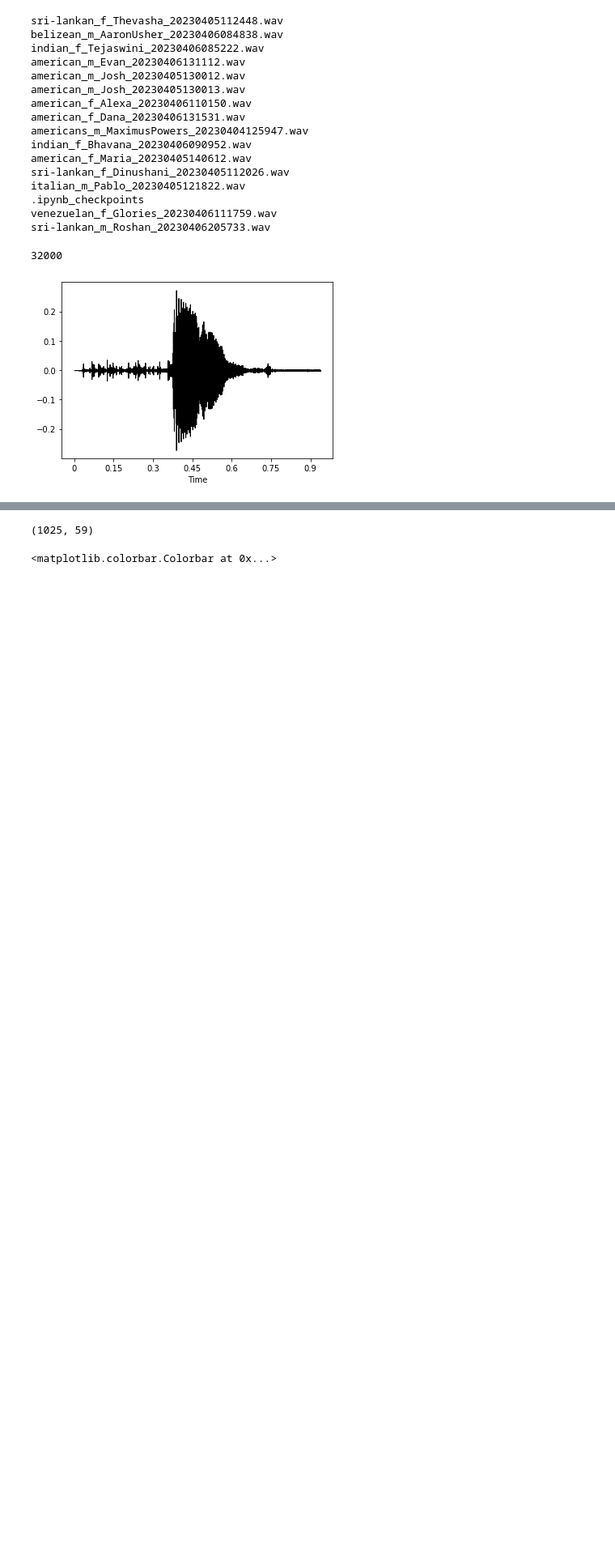
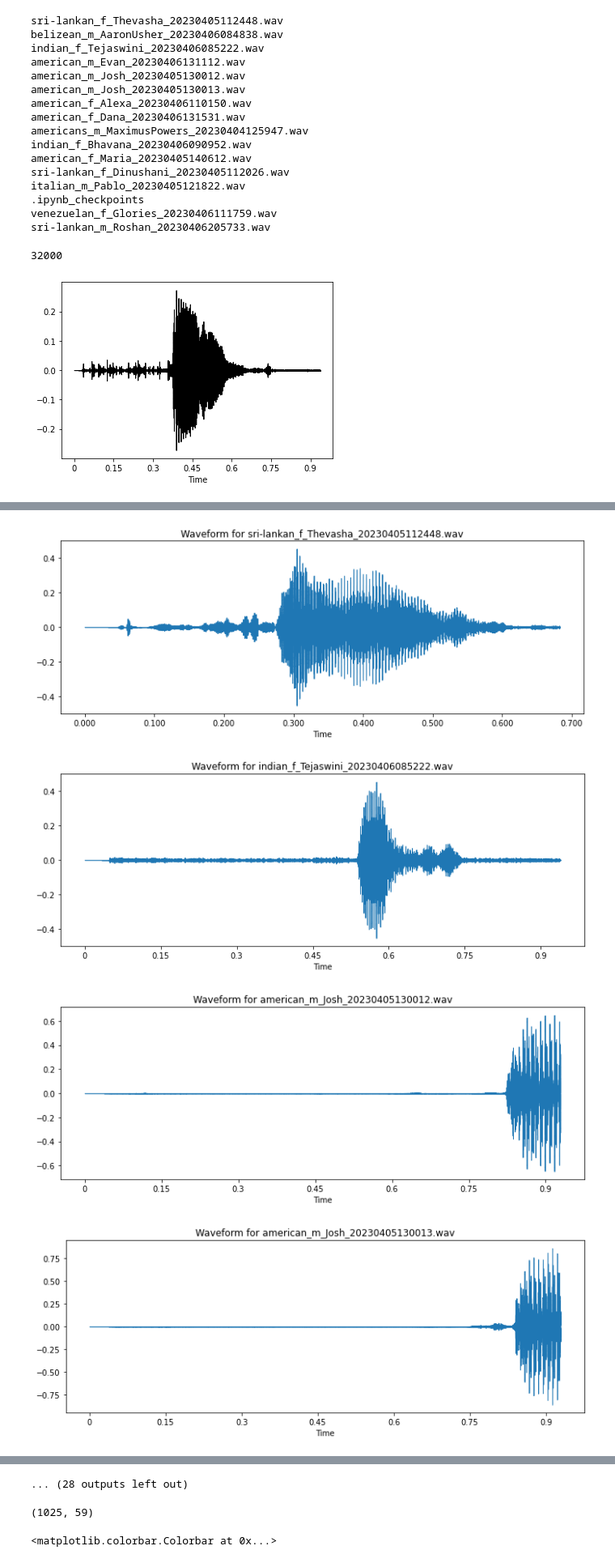
Before and after one commit to KSiva199/Final-Project-Audio, a Jupyter notebook: practice.ipynb, the cells around one changed output, grey strips where cells are left out. Shown at 81% size. Cells and saved outputs as stored; diff of their text form; code cells hidden in the pictures; blank space fills up the shorter version.

```diff
--- a/practice.ipynb
+++ b/practice.ipynb
@@ -106,0 +153,28 @@ for name in range(0,len(dir_list)):
+# %%
+spectrograms = []
+waveforms = []
+for file in dir_list:
+    actual='audio/5/'+file
+    y, sr = librosa.load(actual)
+    waveforms.append(y)
+    spectrogram = librosa.stft(y)
+    spectrograms.append(spectrogram)
+for i, waveform in enumerate(waveforms):
+    plt.figure(figsize=(10, 4))
+    librosa.display.waveshow(waveform, sr=sr)
+    plt.title(f'Waveform for {dir_list[i]}')
+    plt.tight_layout()
+    plt.show()
+for i, spectrogram in enumerate(spectrograms):
+    plt.figure(figsize=(10, 4))
+    librosa.display.specshow(librosa.amplitude_to_db(np.abs(spectrogram), ref=np.max),
+                                y_axis='log', x_axis='time')
+    plt.title(f'Spectrogram for {dir_list[i]}')
+    plt.colorbar(format='%+2.0f dB')
+    plt.tight_layout()
+    plt.show()
+# %% [output]
+[figure, added]
+[figure, added]
+[figure, added]
+[figure, added]
@@ -107,3 +189,4 @@ for name in range(0,len(dir_list)):
+... (28 outputs left out)
 # %%
 D=librosa.stft(y)
 s_db=librosa.amplitude_to_db(np.abs(D), ref=np.max)
```
Also changed, not shown: parts of 3 cells of this notebook, 1 other file.
